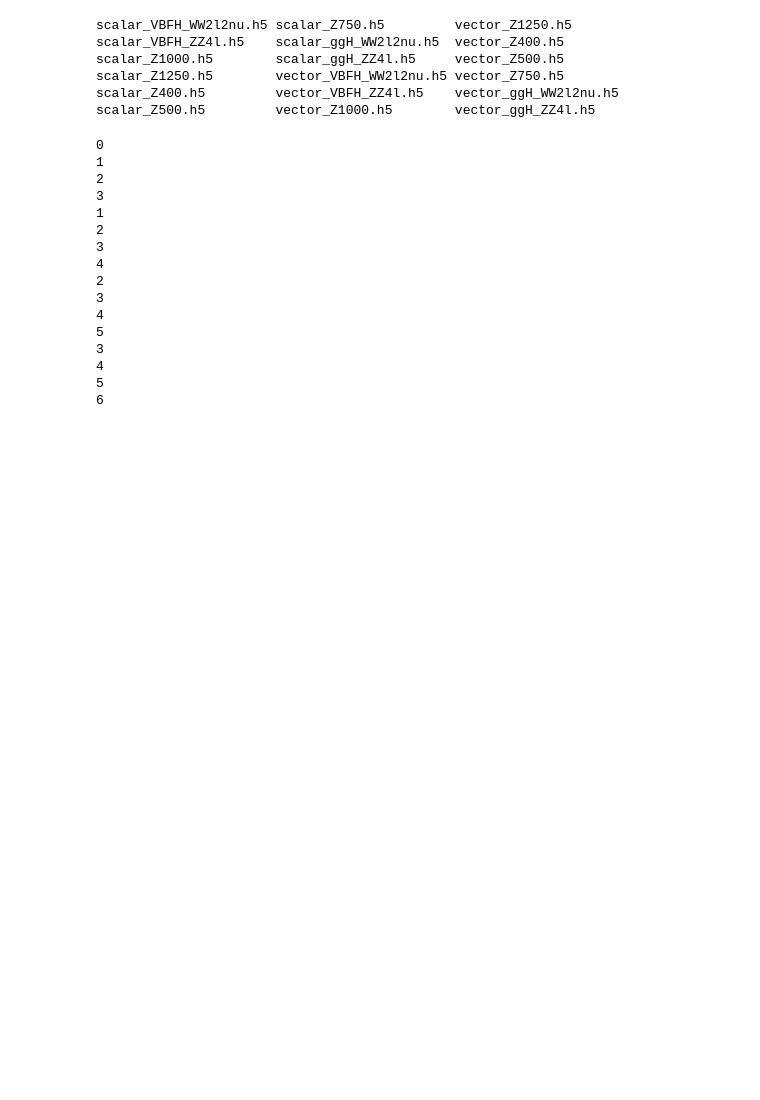
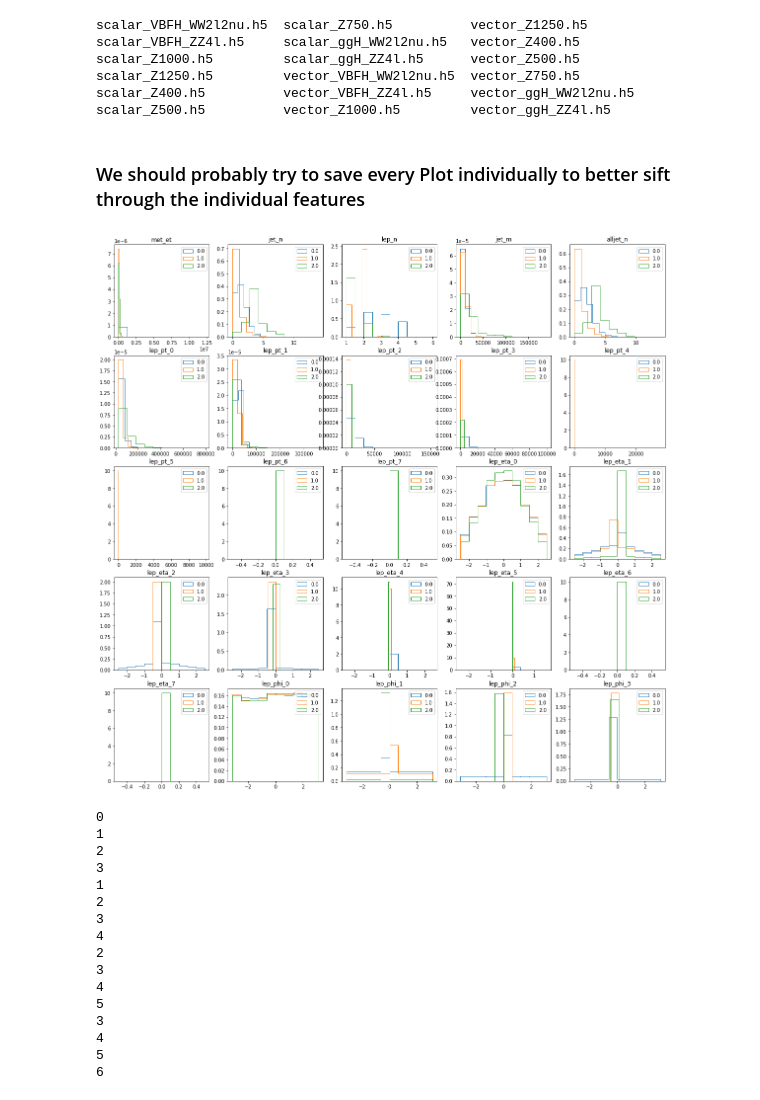
Before and after one commit to NiklasD/ML_Seminar, a Jupyter notebook: notebooks/h5_to_pd.DataFrame.ipynb, the cells around one changed output. Saved outputs shown, nothing was run; the diff lists cells and outputs as text; code cells hidden in the pictures; blank space fills up the shorter version.

Commit message:
updated the plotting, next up: saving of the individual plots to allow for individual inspection

```diff
--- a/notebooks/h5_to_pd.DataFrame.ipynb
+++ b/notebooks/h5_to_pd.DataFrame.ipynb
@@ -73,6 +73,23 @@ scalar_Z500.h5         vector_Z1000.h5        vector_ggH_ZZ4l.h5
 # %%
 features = list(df)
 features.remove("label")
+# %% [markdown]
+### We should probably try to save every Plot individually to better sift through the individual features
+# %%
+fig, ax = plt.subplots(5,5, figsize=(20,20))
+
+features = df.columns  # Assuming 'df' is your DataFrame object
+labels = df['label'].unique()  # Assuming 'label' is the column containing the labels
+
+for i, feature in enumerate(features[0:25]):
+    for label in labels:
+        data = df[df['label'] == label][feature]
+        ax.flat[i].hist(data, density=True, label=label, histtype='step')
+        ax.flat[i].set_title(feature)
+
+    ax.flat[i].legend()  # Add a legend to differentiate between different labels
+# %% [output]
+[figure, added]
 # %%
 
 
```
Also changed, not shown: parts of 1 cell of this notebook.
